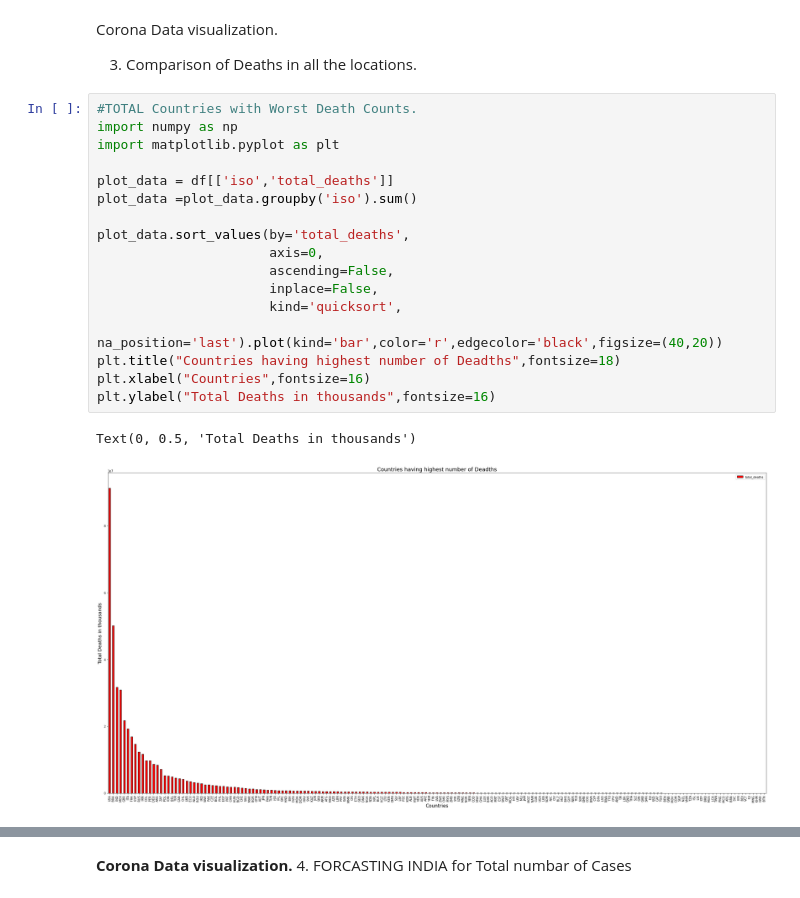
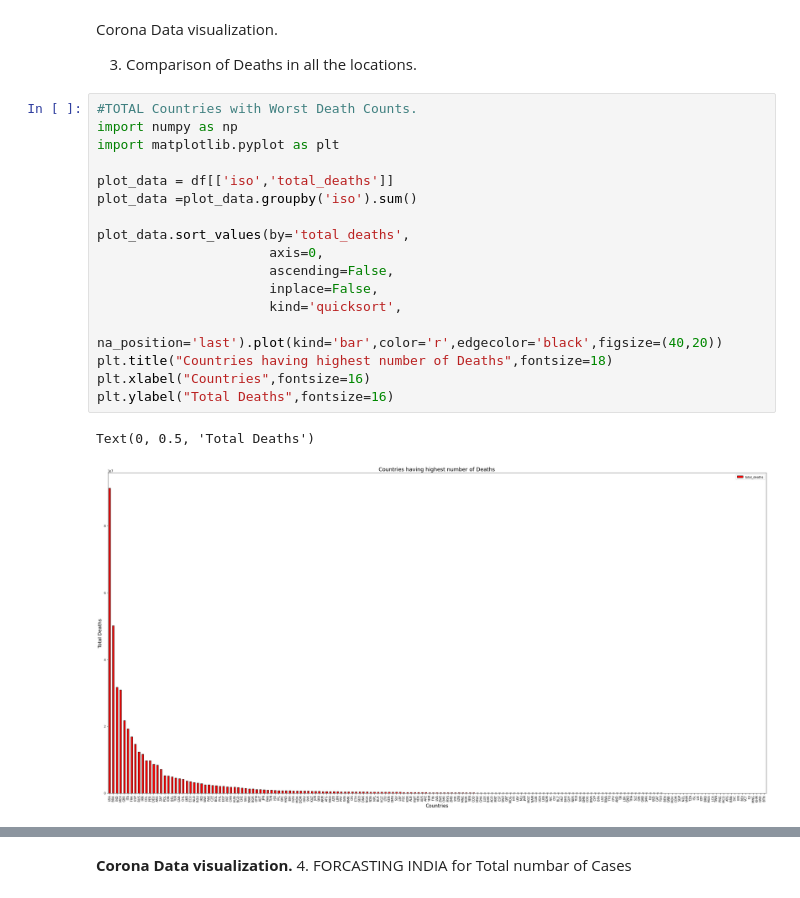
Before and after one commit to Akkupawar/COVID-19-DATA-VISUALIZATION, a Jupyter notebook: MajorProject.ipynb, the cells around one changed output, grey strips where cells are left out. Saved outputs shown, nothing was run; the diff lists cells and outputs as text.

```diff
--- a/MajorProject.ipynb
+++ b/MajorProject.ipynb
@@ -313,23 +313,23 @@ Corona Data visualization.
 # %%
 #TOTAL Countries with Worst Death Counts.
 import numpy as np
 import matplotlib.pyplot as plt
 
 plot_data = df[['iso','total_deaths']]
 plot_data =plot_data.groupby('iso').sum()
 
 plot_data.sort_values(by='total_deaths',
                       axis=0,
                       ascending=False,
                       inplace=False,
                       kind='quicksort',
                       na_position='last').plot(kind='bar',color='r',edgecolor='black',figsize=(40,20))
-plt.title("Countries having highest number of Deadths",fontsize=18)
+plt.title("Countries having highest number of Deaths",fontsize=18)
 plt.xlabel("Countries",fontsize=16)
-plt.ylabel("Total Deaths in thousands",fontsize=16)
+plt.ylabel("Total Deaths",fontsize=16)
 # %% [output]
-Text(0, 0.5, 'Total Deaths in thousands')
+Text(0, 0.5, 'Total Deaths')
-[figure, old version]
+[figure, new version]
 # %%
 #TOP 20 Countries with Worst Death Counts.
 test=plot_data.sort_values(by='total_deaths',
```
Also changed, not shown: parts of 7 cells of this notebook.
